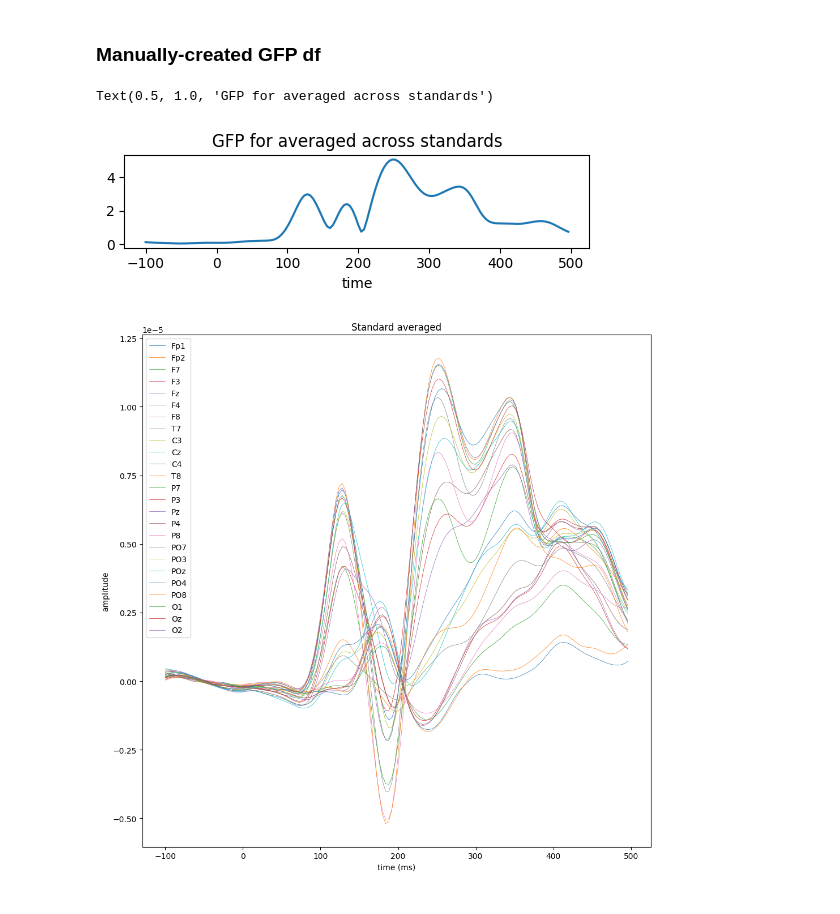
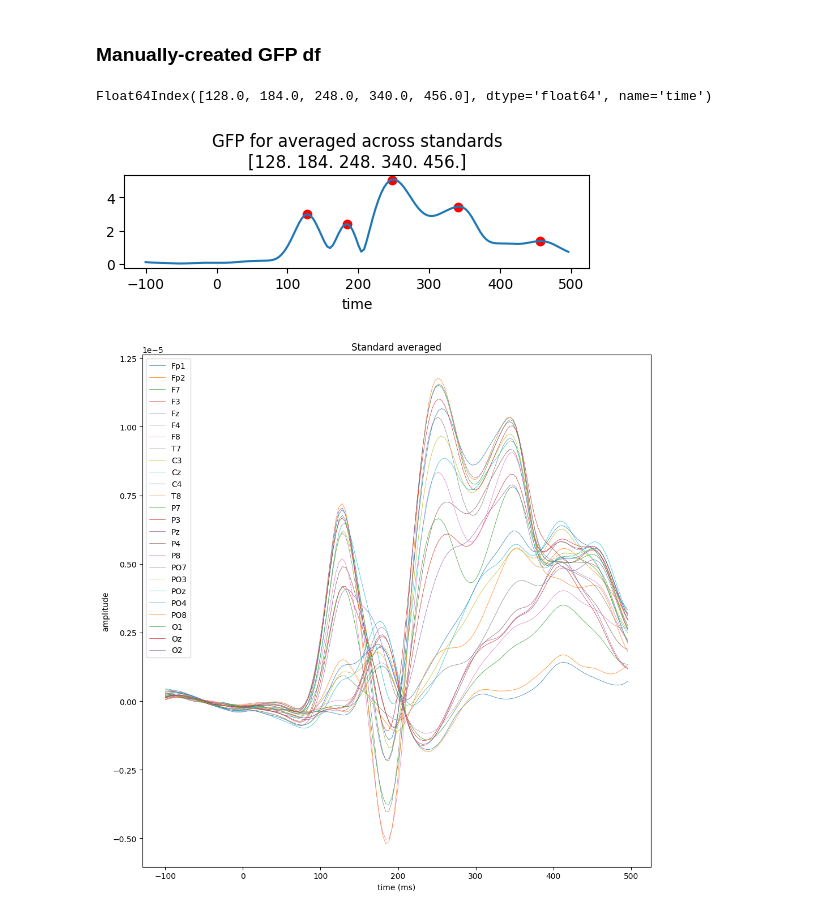
Before and after one commit to Kei-Kobayash/multiple_smiles, a Jupyter notebook: Spato_temporal_permutation2023.ipynb, the cells around one changed output. Drawn from its saved outputs; the diff is of its cells as text; code cells hidden in the pictures.

```diff
--- a/Spato_temporal_permutation2023.ipynb
+++ b/Spato_temporal_permutation2023.ipynb
@@ -690,13 +690,25 @@ average_across_standards.plot(spatial_colors=True, gfp=True)
 # %% [markdown]
 ### Manually-created GFP df
 # %%
+from scipy.signal import argrelextrema
+
 fig, ax = plt.subplots(figsize=(6, 1.2))
 gfp_df = ave_standard_df_mv.std(axis=1)
+
+# Find indices of local maxima (change 'order' if needed)
+peaks_indices = argrelextrema(gfp_df.values, np.greater, order=8)
+
+peaks_x_values = gfp_df.index[peaks_indices[0]]
+
 gfp_df.plot(ax=ax)
-ax.set_title("GFP for averaged across standards")
+ax.scatter(peaks_x_values, gfp_df.iloc[peaks_indices[0]], color='red', marker='o')
+
+ax.set_title("GFP for averaged across standards\n"+str(peaks_x_values.values))
+
+print(peaks_x_values)
 # %% [output]
-Text(0.5, 1.0, 'GFP for averaged across standards')
+Float64Index([128.0, 184.0, 248.0, 340.0, 456.0], dtype='float64', name='time')
-[figure, old version]
+[figure, new version]
 # %%
 fig, ax = plt.subplots(figsize=(10, 10))
 
```
